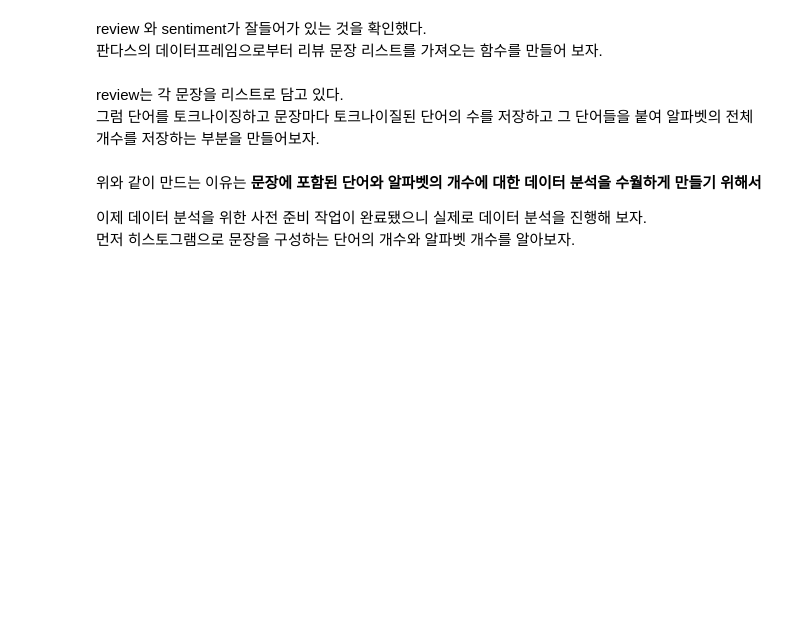
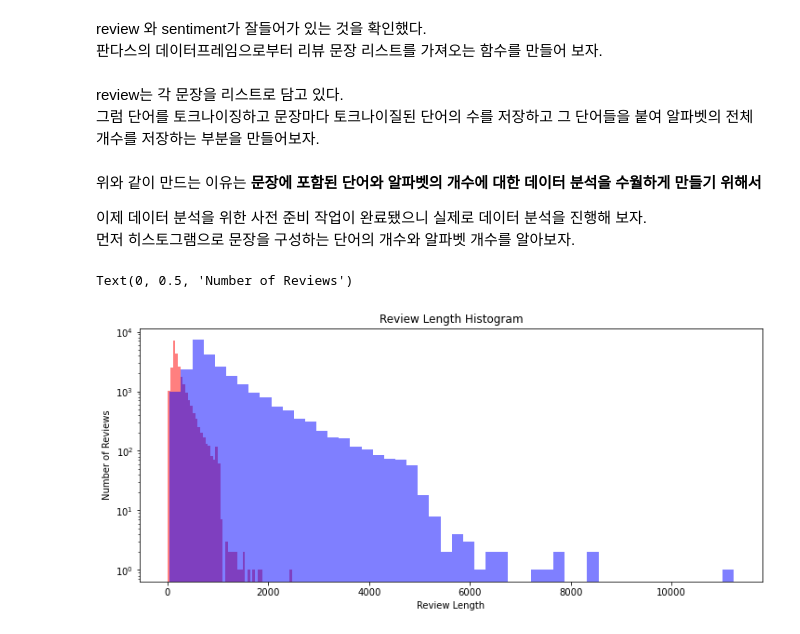
Before and after one commit to neip313/Study, a Jupyter notebook: NLP/텐서플로2와 머신러닝으로 시작하는 자연어처리/ch03_자연어_처리_개요.ipynb, the cells around one changed output. Drawn from its saved outputs; the diff is of its cells as text; code cells hidden in the pictures; blank space fills up the shorter version.

```diff
--- a/NLP/텐서플로2와 머신러닝으로 시작하는 자연어처리/ch03_자연어_처리_개요.ipynb
+++ b/NLP/텐서플로2와 머신러닝으로 시작하는 자연어처리/ch03_자연어_처리_개요.ipynb
@@ -303,3 +303,27 @@ review_len_by_eumjeol = [len(s.replace(' ', ''))for s in reviews]
 
 이제 데이터 분석을 위한 사전 준비 작업이 완료됐으니 실제로 데이터 분석을 진행해 보자.
 먼저 히스토그램으로 문장을 구성하는 단어의 개수와 알파벳 개수를 알아보자.
+# %%
+import matplotlib.pyplot as plt
+
+# 그래프에 대한 이미지 크기 선언
+# figsize : (가로, 세로) 형태의 튜플로 입력
+plt.figure(figsize=(12, 5))
+# 히스토그램 선언
+# bins: 히스토그램 값들에 대한 버켓 범위
+# range: x축 값의 범위
+# alpha: 그래프 색상 투명도
+# color: 그래프 색상
+# label: 그래프에 대한 라벨
+plt.hist(review_len_by_token, bins=50, alpha=0.5, color= 'r', label='word')
+plt.hist(review_len_by_eumjeol, bins=50, alpha=0.5, color= 'b', label='alphabet')
+plt.yscale('log', nonposy='clip')
+# 그래프 제목
+plt.title('Review Length Histogram')
+# 그래프 x축 라벨
+plt.xlabel('Review Length')
+# 그래프 y축 라벨
+plt.ylabel('Number of Reviews')
+# %% [output]
+Text(0, 0.5, 'Number of Reviews')
+[figure, added]
```
Also changed, not shown: parts of 13 cells of this notebook, 1 other file.
